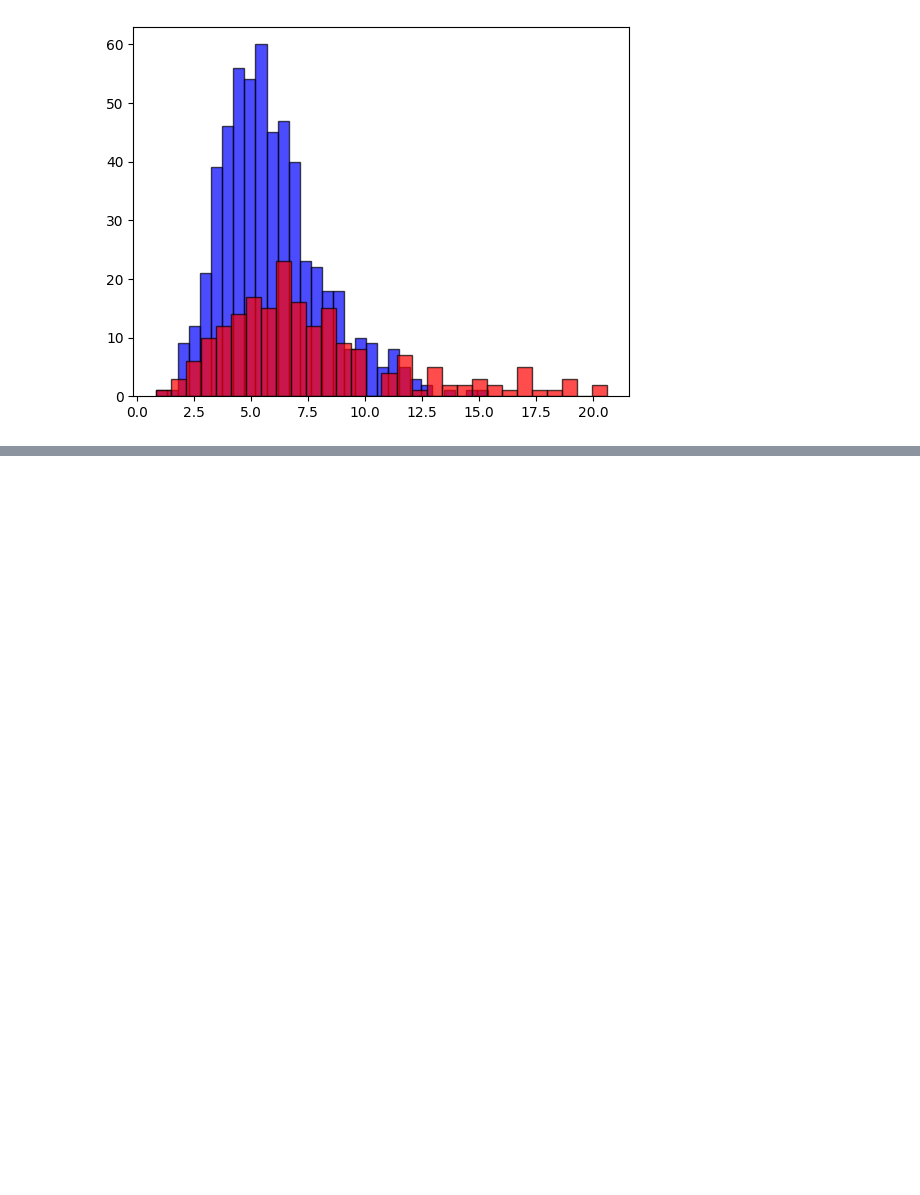
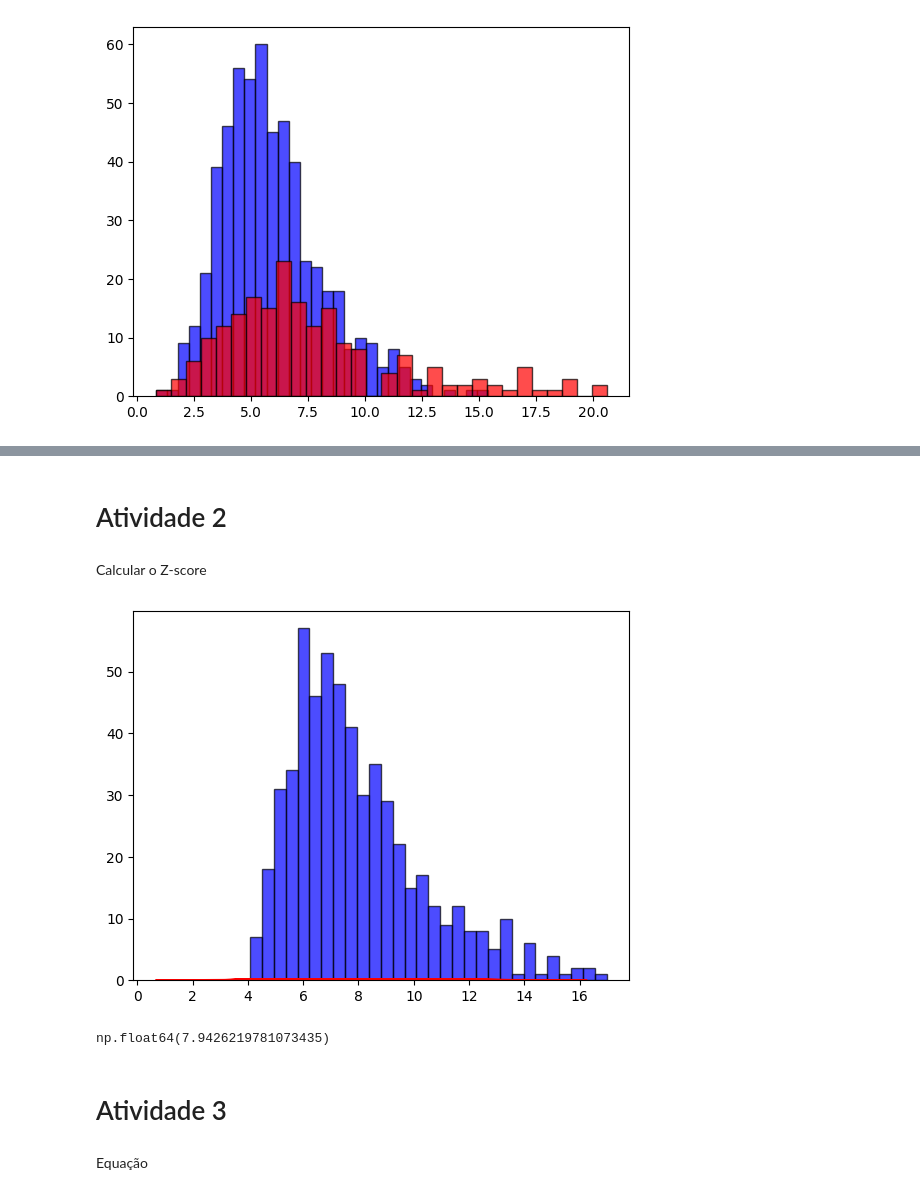
Before and after one commit to dssalim/Topicos_SI_IA, a Jupyter notebook: Atividade_SI_Estatistica_LLMS.ipynb, the cells around one changed output, grey strips where cells are left out. Saved outputs shown, nothing was run; the diff lists cells and outputs as text; code cells hidden in the pictures; blank space fills up the shorter version.

```diff
--- a/Atividade_SI_Estatistica_LLMS.ipynb
+++ b/Atividade_SI_Estatistica_LLMS.ipynb
@@ -87,0 +104,27 @@ plt.show()
+# %% [markdown]
+# Atividade 2
+# %% [markdown]
+Calcular o Z-score
+# %%
+data_ipe_amarelo = ipe_amarelo['VOLUME_AUTORIZADO'].copy()
+data_ipe_roxo = ipe_roxo['VOLUME_AUTORIZADO'].copy()
+
+data_ipe_amarelo.max()
+mu_ipe_amarelo, sigma_ipe_amarelo = stats.norm.fit(data_ipe_amarelo)
+
+artificial_ipe_amarelo = np.random.normal(mu_ipe_amarelo, sigma_ipe_amarelo,1000)
+
+pdf_ipe_amarelo = stats.norm.pdf(artificial_ipe_amarelo, mu_ipe_amarelo, sigma_ipe_amarelo)
+plt.hist(data_ipe_amarelo, bins=30, label='True', color='blue', edgecolor='black', alpha = 0.7)
+plt.plot(artificial_ipe_amarelo,pdf_ipe_amarelo,'r-', label =f'Fit: u:{mu_ipe_amarelo: .2f}, sigma{sigma_ipe_amarelo: .2f}')
+plt.show()
+# %% [output]
+[figure, added]
+# %%
+artificial_ipe_amarelo.mean()
+# %% [output]
+np.float64(7.9426219781073435)
+# %% [markdown]
+# Atividade 3
+# %% [markdown]
+Equação
```
Also changed, not shown: parts of 8 cells of this notebook.
